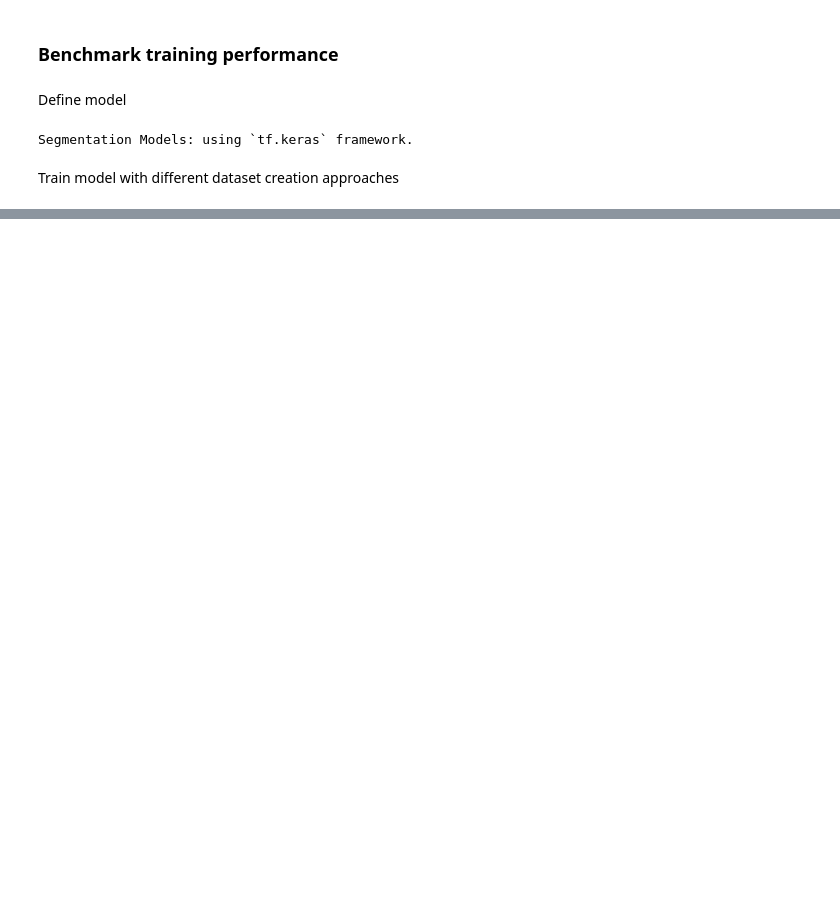
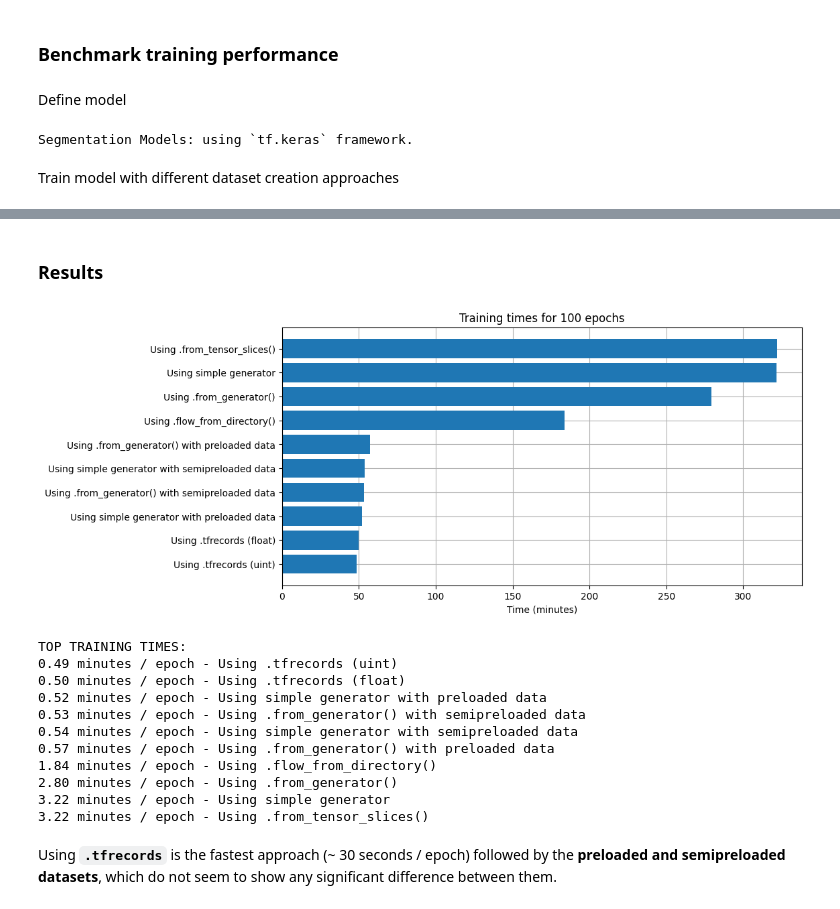
Before and after one commit to guillemboada/Loading-Benchmark, a Jupyter notebook: DatasetLoadingBenchmark.ipynb, the cells around one changed output, grey strips where cells are left out. Drawn from its saved outputs; the diff is of its cells as text; code cells hidden in the pictures; blank space fills up the shorter version.

```diff
--- a/DatasetLoadingBenchmark.ipynb
+++ b/DatasetLoadingBenchmark.ipynb
@@ -173,12 +183,12 @@ Train model with different dataset creation approaches
 WANDB_ENTITY_NAME = "boadagu"
 WANDB_PROJECT_NAME = "DatasetLoadingBenchmark"
 
-datasets = [dataset_a, generator_b_from_paths, dataset_b_from_paths, generator_b_from_data, dataset_b_from_data, dataset_c, dataset_d]
-run_names = ["Using .from_tensor_slices()", "Using simple generator", "Using .from_generator()", "Using simple generator with preloaded data", "Using .from_generator() with preloaded data", "Using .flow_from_directory()", "Using .tfrecords"]
+datasets = [dataset_a, generator_b_from_paths, dataset_b_from_paths, generator_b_from_preloaded_data, dataset_b_from_preloaded_data, generator_b_semipreloaded, dataset_b_semipreloaded, dataset_c, dataset_d_float, dataset_d_uint]
+run_names = ["Using .from_tensor_slices()", "Using simple generator", "Using .from_generator()", "Using simple generator with preloaded data", "Using .from_generator() with preloaded data", "Using simple generator with semipreloaded data", "Using .from_generator() with semipreloaded data", "Using .flow_from_directory()", "Using .tfrecords"]
+
 for i,(run_name,dataset) in enumerate(zip(run_names, datasets)):
-    if i>5: ### To skip the first to approaches which were already run
-        print(run_name,dataset)
-        # wandb.init(project=WANDB_PROJECT_NAME, entity=WANDB_ENTITY_NAME, name=run_name + f" [{EPOCHS} epochs]")
-        # model.fit(dataset, epochs=EPOCHS, steps_per_epoch=STEPS, callbacks=[utils.MonitorCallback()])
-        # wandb.finish()
+                print(run_name)
+                wandb.init(project=WANDB_PROJECT_NAME, entity=WANDB_ENTITY_NAME, name=run_name + f" [{EPOCHS} epochs]")
+                model.fit(dataset, epochs=EPOCHS, steps_per_epoch=STEPS, callbacks=[utils.MonitorCallback()])
+                wandb.finish()
 # %% [output]
@@ -191,0 +232,47 @@ Using `.tfrecords` is the fasted (5 min 10 s) approach compared to the other one
+# %% [markdown]
+### Results
+# %%
+# Import runtimes from W&B
+api = wandb.Api()
+runs_dict = {}
+for run in api.runs(path="boadagu/DatasetLoadingBenchmark", filters={"display_name": {"$regex": ".*\[100 epochs\]"}}, order="+summary_metrics.runtime"):
+    runs_dict[run.name] = run.summary.get('_wandb')['runtime']
+
+# Preprocess runtimes for plotting
+run_times_in_seconds = [runs_dict[run_name + " [100 epochs]"] for run_name in run_names]
+order_idxs = np.argsort(run_times_in_seconds)[::-1]
+ordered_run_names = np.array(run_names)[order_idxs]
+ordered_run_times_in_minutes = np.array(run_times_in_seconds)[order_idxs] / 60
+ordered_run_times_in_hours = np.array(run_times_in_seconds)[order_idxs] / 60 / 60
+
+# Plot
+fig, ax = plt.subplots(figsize=(10,5))
+y_pos = np.arange(len(ordered_run_names))
+ax.barh(y_pos, ordered_run_times_in_minutes, align='center')
+ax.set_yticks(y_pos, labels=ordered_run_names)
+ax.invert_yaxis()
+ax.set_xlabel('Time (minutes)')
+ax.set_title(f'Training times for {EPOCHS} epochs')
+ax.set_axisbelow(True)
+plt.grid()
+
+plt.show()
+
+print(f"TOP TRAINING TIMES:")
+for run_name, run_time in zip(ordered_run_names[::-1], ordered_run_times_in_minutes[::-1]):
+    print(f"{run_time/EPOCHS:.2f} minutes / epoch -", run_name)
+# %% [output]
+[figure, added]
+TOP TRAINING TIMES:
+0.49 minutes / epoch - Using .tfrecords (uint)
+0.50 minutes / epoch - Using .tfrecords (float)
+0.52 minutes / epoch - Using simple generator with preloaded data
+0.53 minutes / epoch - Using .from_generator() with semipreloaded data
+0.54 minutes / epoch - Using simple generator with semipreloaded data
+0.57 minutes / epoch - Using .from_generator() with preloaded data
+1.84 minutes / epoch - Using .flow_from_directory()
+2.80 minutes / epoch - Using .from_generator()
+3.22 minutes / epoch - Using simple generator
+3.22 minutes / epoch - Using .from_tensor_slices()
+# %% [markdown]
+Using **`.tfrecords`** is the fastest approach (~ 30 seconds / epoch) followed by the **preloaded and semipreloaded datasets**, which do not seem to show any significant difference between them.
```
Also changed, not shown: parts of 8 cells of this notebook, 2 other files.
